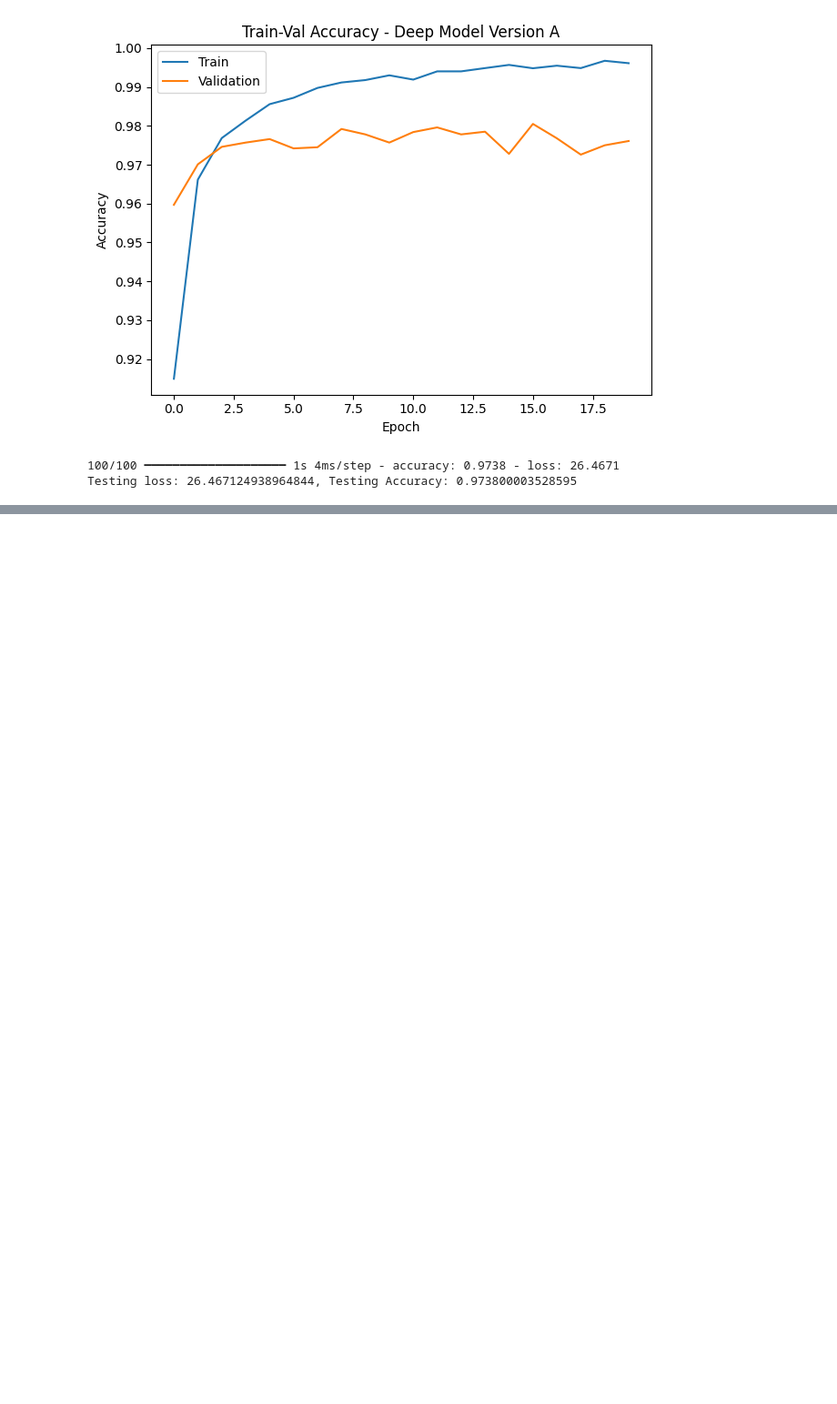
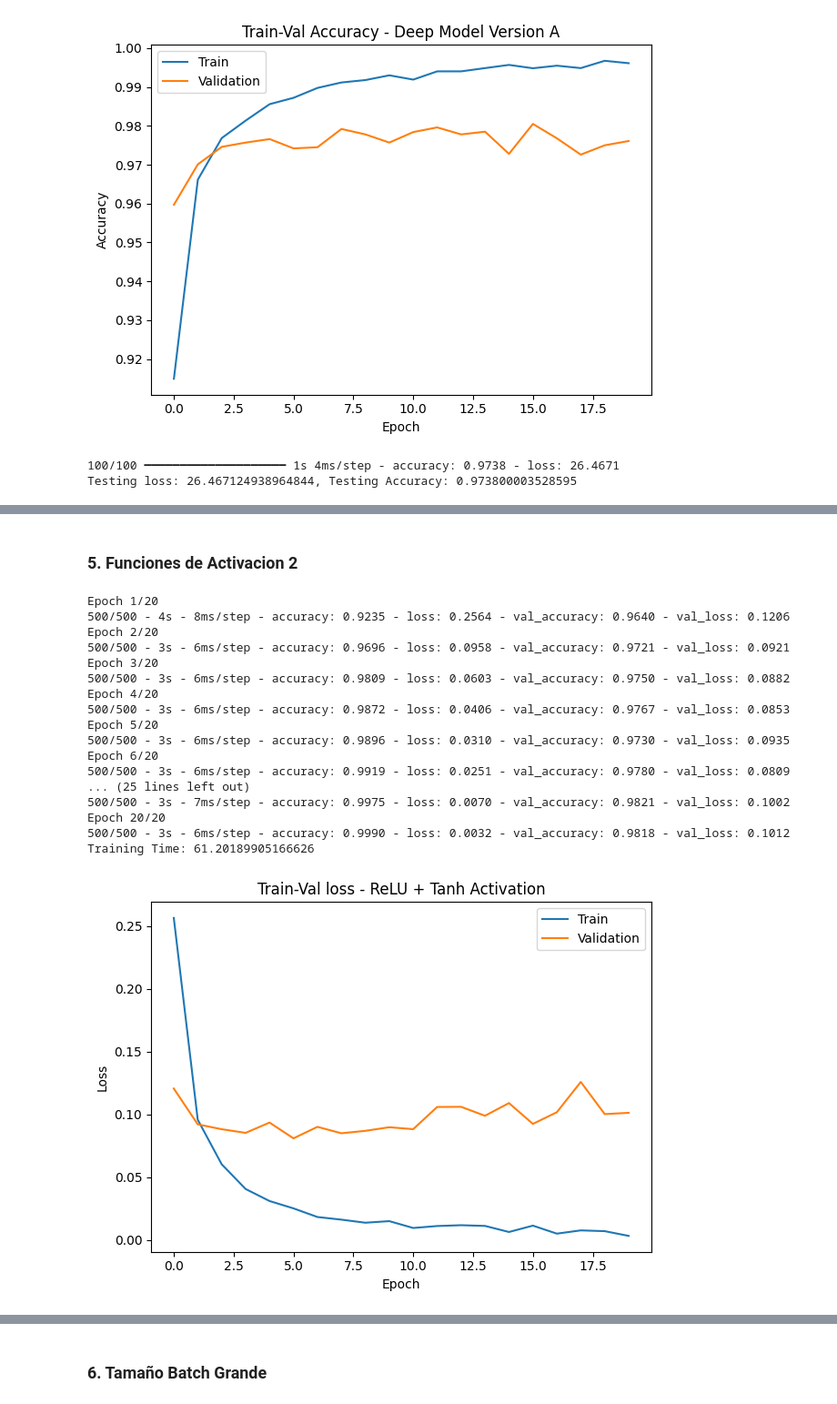
Before and after one commit to Sofiamishel2003/Laboratorio_2_DS, a Jupyter notebook: actividades.ipynb, the cells around one changed output, grey strips where cells are left out. Shown at 91% size. Drawn from its saved outputs; the diff is of its cells as text; code cells hidden in the pictures; blank space fills up the shorter version.

```diff
--- a/actividades.ipynb
+++ b/actividades.ipynb
@@ -478,0 +527,41 @@ Testing loss: 26.467124938964844, Testing Accuracy: 0.973800003528595
+# %% [markdown]
+### 5. Funciones de Activacion 2
+# %%
+# Init
+m5 = RNN(784, 10, 200)
+m5.model = tf.keras.Sequential([
+            tf.keras.layers.Flatten(input_shape=(28, 28)), # capa entrada
+            tf.keras.layers.Dense(256, activation='relu'),
+            tf.keras.layers.Dense(256, activation='tanh'),
+            tf.keras.layers.Dense(10, activation='softmax') # capa salida
+        ])
+m5.model.compile(optimizer='adam', loss='sparse_categorical_crossentropy', metrics=['accuracy'])
+
+# Train
+(e_loss, e_acc, _, _, t_time) = m5.train(datos_entreno, datos_validacion, num_epochs=20, verbose=2)
+print(f"Training Time: {t_time}")
+m5.plot_loss("Train-Val loss - ReLU + Tanh Activation")
+m5.plot_accuracy("Train-Val Accuracy - ReLU + Tanh  Activation")
+
+# Test
+t_loss, t_acc = m5.test(datos_prueba)
+print(f"Testing loss: {t_loss}, Testing Accuracy: {t_acc}")
+# %% [output]
+Epoch 1/20
+500/500 - 4s - 8ms/step - accuracy: 0.9235 - loss: 0.2564 - val_accuracy: 0.9640 - val_loss: 0.1206
+Epoch 2/20
+500/500 - 3s - 6ms/step - accuracy: 0.9696 - loss: 0.0958 - val_accuracy: 0.9721 - val_loss: 0.0921
+Epoch 3/20
+500/500 - 3s - 6ms/step - accuracy: 0.9809 - loss: 0.0603 - val_accuracy: 0.9750 - val_loss: 0.0882
+Epoch 4/20
+500/500 - 3s - 6ms/step - accuracy: 0.9872 - loss: 0.0406 - val_accuracy: 0.9767 - val_loss: 0.0853
+Epoch 5/20
+500/500 - 3s - 6ms/step - accuracy: 0.9896 - loss: 0.0310 - val_accuracy: 0.9730 - val_loss: 0.0935
+Epoch 6/20
+500/500 - 3s - 6ms/step - accuracy: 0.9919 - loss: 0.0251 - val_accuracy: 0.9780 - val_loss: 0.0809
+... (25 lines left out)
+500/500 - 3s - 7ms/step - accuracy: 0.9975 - loss: 0.0070 - val_accuracy: 0.9821 - val_loss: 0.1002
+Epoch 20/20
+500/500 - 3s - 6ms/step - accuracy: 0.9990 - loss: 0.0032 - val_accuracy: 0.9818 - val_loss: 0.1012
+Training Time: 61.20189905166626
+[figure, added]
@@ -478,0 +571,2 @@ Testing loss: 26.467124938964844, Testing Accuracy: 0.973800003528595
+# %% [markdown]
+### 6. Tamaño Batch Grande
```
Also changed, not shown: parts of 4 cells of this notebook.
